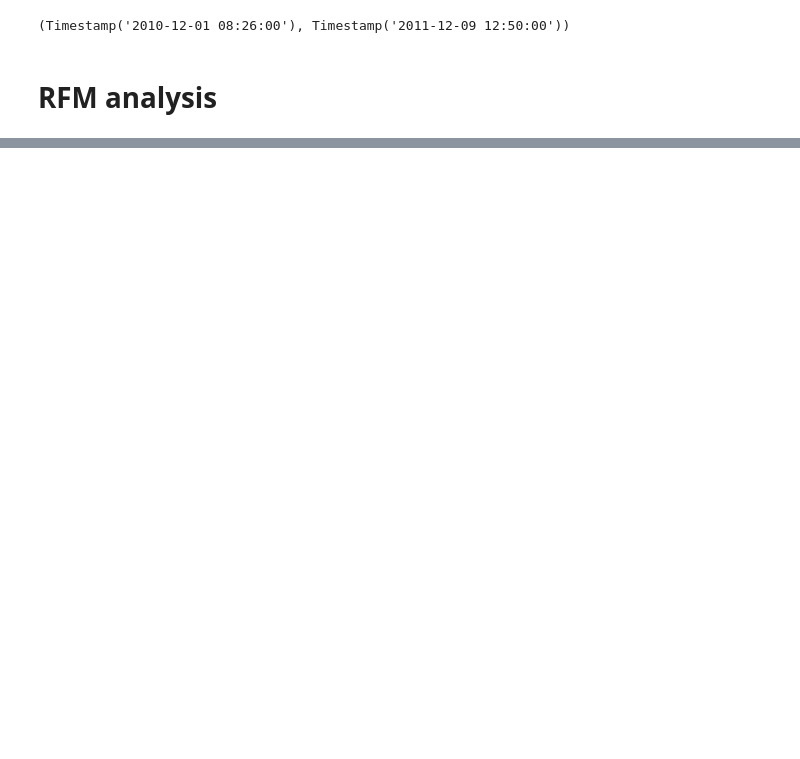
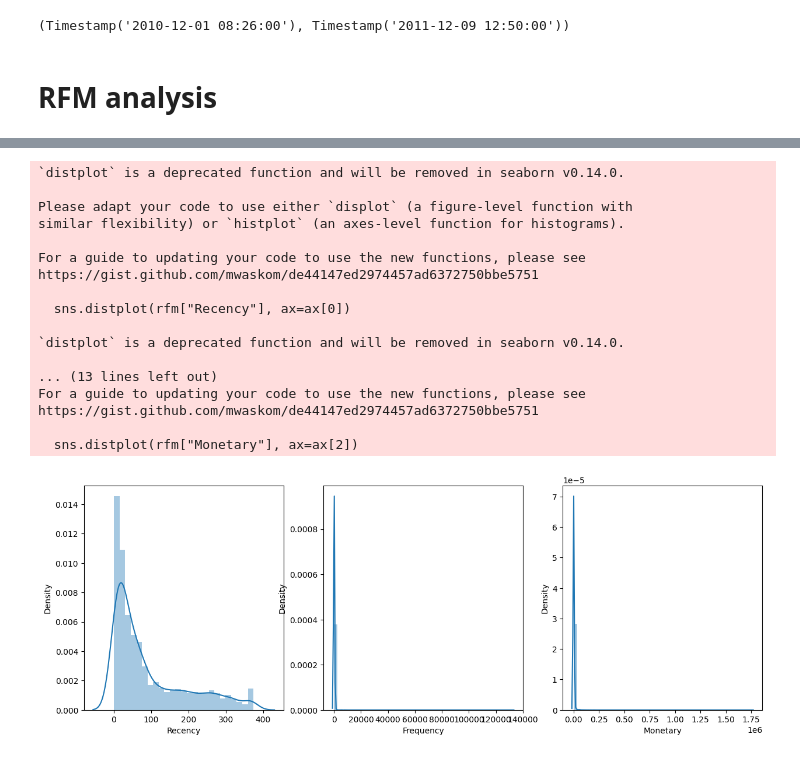
Before and after one commit to uzunb/crm-analysis-of-ecommerce-data, a Jupyter notebook: main.ipynb, the cells around one changed output, grey strips where cells are left out. Saved outputs shown, nothing was run; the diff lists cells and outputs as text; code cells hidden in the pictures; blank space fills up the shorter version.

```diff
--- a/main.ipynb
+++ b/main.ipynb
@@ -92,0 +168,6 @@ today = data.InvoiceDate.max() + pd.DateOffset(days=1)
+# %%
+# Recency
+recency = data.groupby("CustomerID").InvoiceDate.max().reset_index()
+recency.columns = ["CustomerID", "LastPurchaseDate"]
+recency["Recency"] = (today - recency["LastPurchaseDate"]).dt.days
+recency.head()
@@ -92,0 +181,5 @@ today = data.InvoiceDate.max() + pd.DateOffset(days=1)
+# %%
+# Frequency
+frequency = data.groupby("CustomerID").InvoiceDate.count().reset_index()
+frequency.columns = ["CustomerID", "Frequency"]
+frequency.head()
@@ -92,0 +193,5 @@ today = data.InvoiceDate.max() + pd.DateOffset(days=1)
+# %%
+# Monetary
+monetary = data.groupby("CustomerID").TotalPrice.sum().reset_index()
+monetary.columns = ["CustomerID", "Monetary"]
+monetary.head()
@@ -92,0 +205,5 @@ today = data.InvoiceDate.max() + pd.DateOffset(days=1)
+# %%
+# merge all three dataframes
+rfm = recency.merge(frequency, on="CustomerID")
+rfm = rfm.merge(monetary, on="CustomerID")
+rfm.head()
@@ -92,0 +217,26 @@ today = data.InvoiceDate.max() + pd.DateOffset(days=1)
+# %%
+# plot distribution of recency, frequency and monetary
+fig, ax = plt.subplots(1, 3, figsize=(15, 5))
+sns.distplot(rfm["Recency"], ax=ax[0])
+sns.distplot(rfm["Frequency"], ax=ax[1])
+sns.distplot(rfm["Monetary"], ax=ax[2])
+plt.show()
+# %% [output]
+`distplot` is a deprecated function and will be removed in seaborn v0.14.0.
+
+Please adapt your code to use either `displot` (a figure-level function with
+similar flexibility) or `histplot` (an axes-level function for histograms).
+
+For a guide to updating your code to use the new functions, please see
+https://gist.github.com/mwaskom/de44147ed2974457ad6372750bbe5751
+
+  sns.distplot(rfm["Recency"], ax=ax[0])
+
+`distplot` is a deprecated function and will be removed in seaborn v0.14.0.
+
+... (13 lines left out)
+For a guide to updating your code to use the new functions, please see
+https://gist.github.com/mwaskom/de44147ed2974457ad6372750bbe5751
+
+  sns.distplot(rfm["Monetary"], ax=ax[2])
+[figure, added]
```
Also changed, not shown: parts of 24 cells of this notebook.
